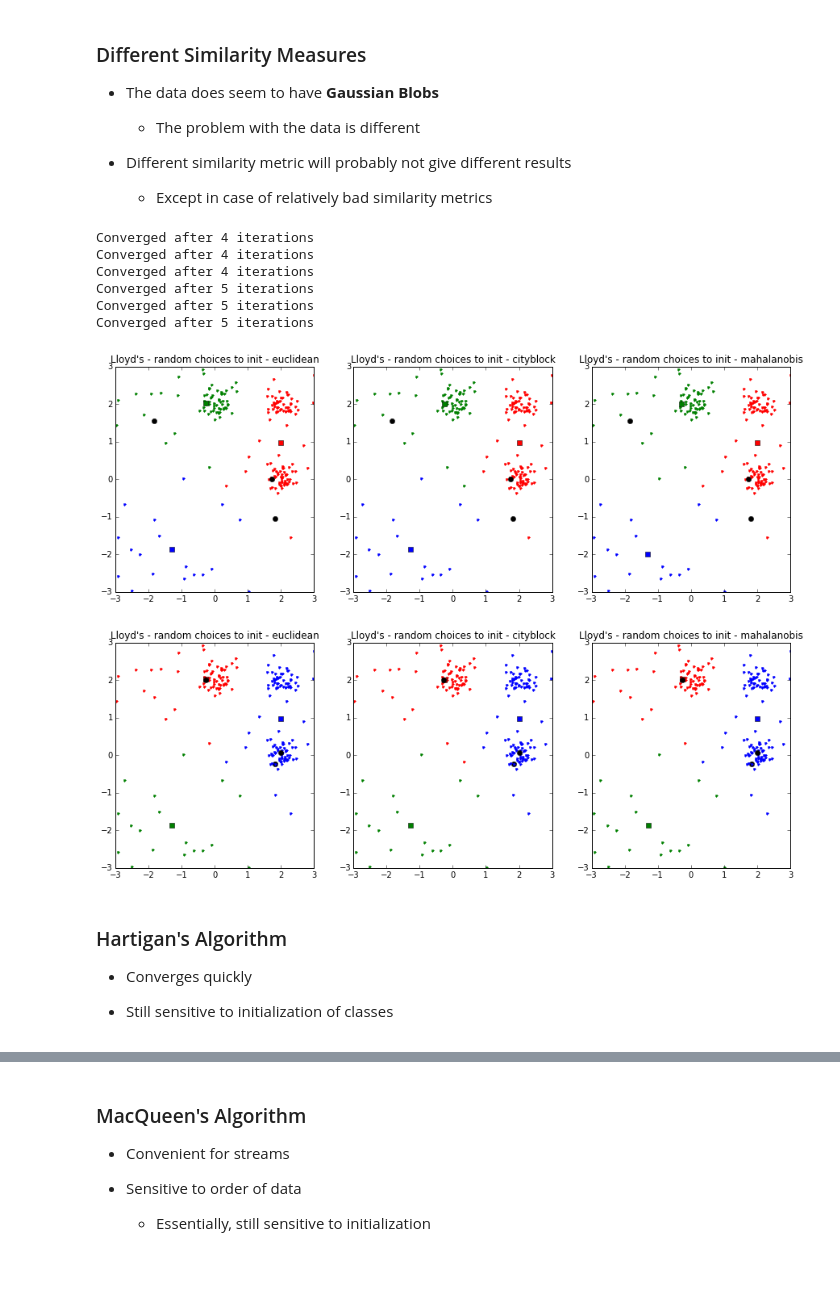
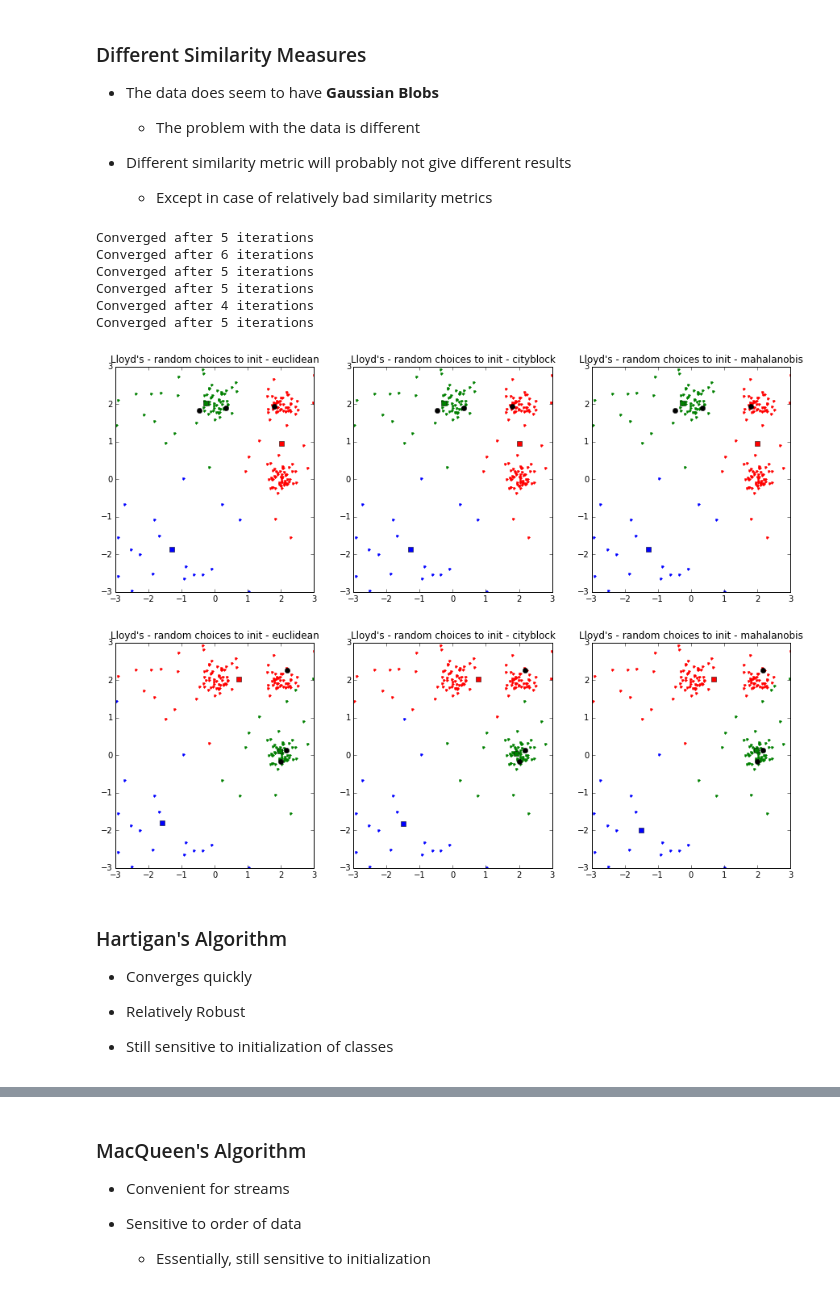
Before and after one commit to motjuste/patt-rex, a Jupyter notebook: project-03-demo.ipynb, the cells around one changed output, grey strips where cells are left out. Cells and saved outputs as stored; diff of their text form; code cells hidden in the pictures.

```diff
--- a/project-03-demo.ipynb
+++ b/project-03-demo.ipynb
@@ -230,20 +230,22 @@ def demo_1_lloyd2(data, k, dist, seed):
     + Except in case of relatively bad similarity metrics
 # %%
 demo_1_lloyd2(mydata, 3, ['euclidean', 'cityblock', 'mahalanobis'], 800)
-demo_1_lloyd2(mydata, 3, ['euclidean', 'cityblock', 'mahalanobis'], 999)
+demo_1_lloyd2(mydata, 3, ['euclidean', 'cityblock', 'mahalanobis'], 10)
 # %% [output]
-Converged after 4 iterations
-Converged after 4 iterations
+Converged after 5 iterations
+Converged after 6 iterations
+Converged after 5 iterations
+Converged after 5 iterations
 Converged after 4 iterations
 Converged after 5 iterations
-Converged after 5 iterations
-Converged after 5 iterations
-[figure, old version]
+[figure, new version]
-[figure, old version]
+[figure, new version]
 # %% [markdown]
 ### Hartigan's Algorithm
 - Converges quickly
 
+- Relatively Robust
+
 - Still sensitive to initialization of classes
 # %%
 demo_1_hart(mydata, 3, [12, 42, 999])  # These took some time to choose
```
Also changed, not shown: parts of 13 cells of this notebook, 2 other files.
